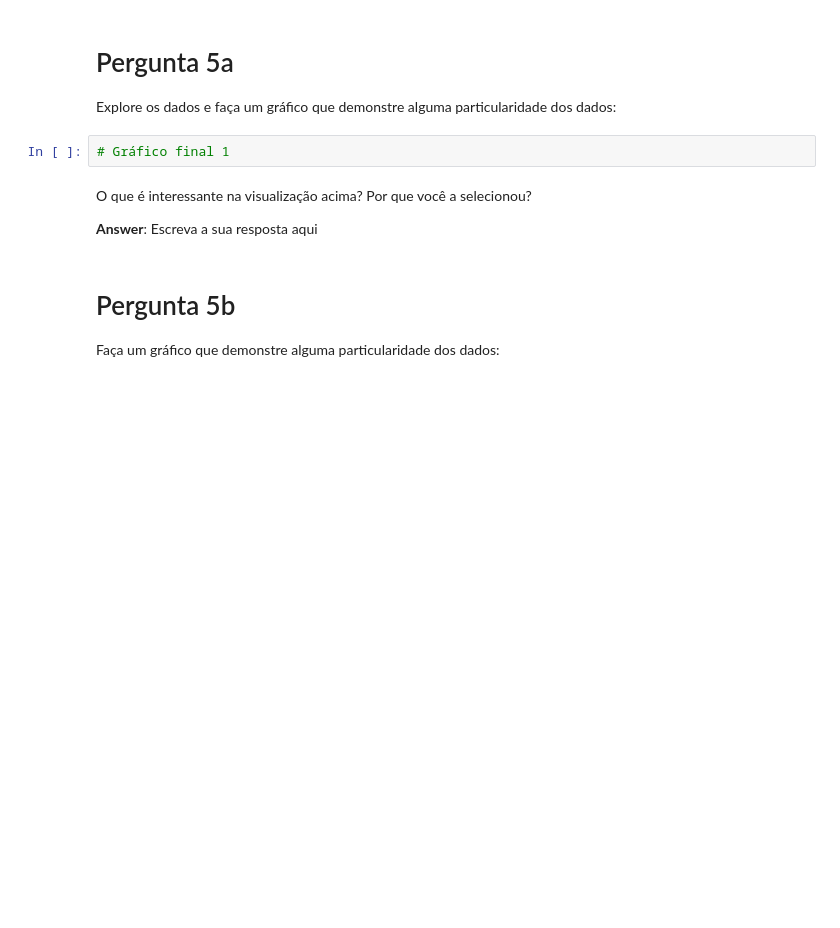
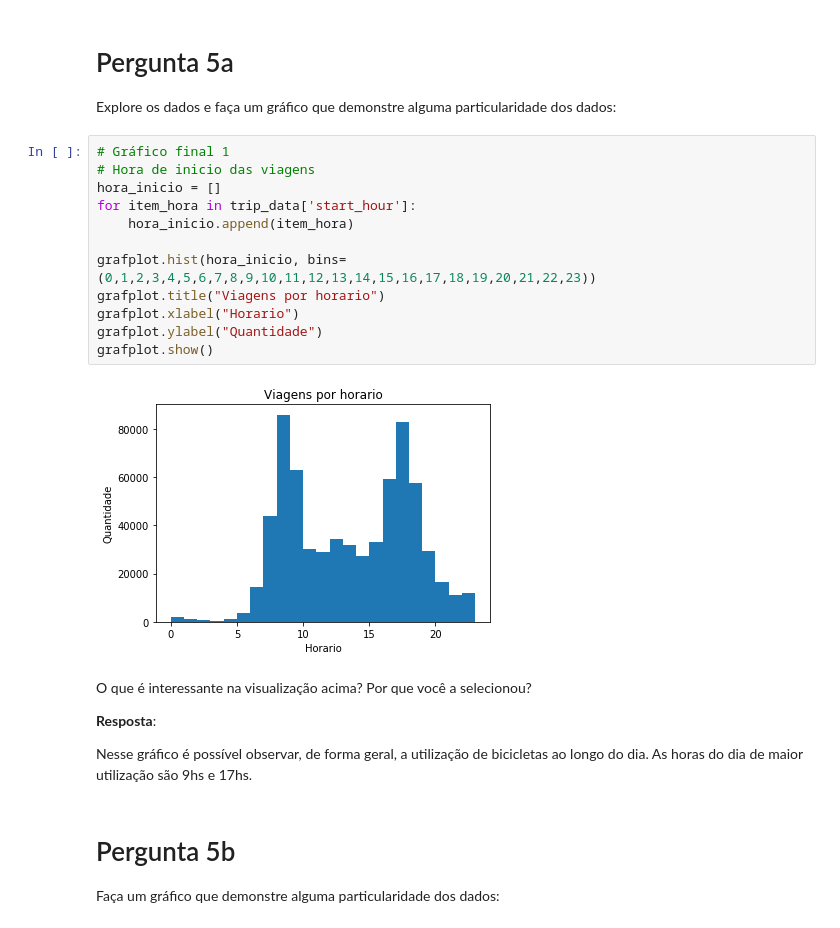
Before and after one commit to rogerpaviani/nanodegree_fdsi, a Jupyter notebook: ndfdsi-bikeshareanalysis/Analise_Bay_Area_Bike_Share-NDFDSI.ipynb, the cells around one changed output. Saved outputs shown, nothing was run; the diff lists cells and outputs as text; blank space fills up the shorter version.

```diff
--- a/ndfdsi-bikeshareanalysis/Analise_Bay_Area_Bike_Share-NDFDSI.ipynb
+++ b/ndfdsi-bikeshareanalysis/Analise_Bay_Area_Bike_Share-NDFDSI.ipynb
@@ -450,12 +479,27 @@ Para entender um pouco mais como e quais gráficos podem ser úteis, leia [este
 # %% [markdown]
 # Pergunta 5a
 Explore os dados e faça um gráfico que demonstre alguma particularidade dos dados:
-# %%
-# Gráfico final 1
-# %% [markdown]
-O que é interessante na visualização acima? Por que você a selecionou?
-
-**Answer**: Escreva a sua resposta aqui
+# %%
+# Gráfico final 1
+# Hora de inicio das viagens
+hora_inicio = []
+for item_hora in trip_data['start_hour']:
+    hora_inicio.append(item_hora)
+
+grafplot.hist(hora_inicio, bins=(0,1,2,3,4,5,6,7,8,9,10,11,12,13,14,15,16,17,18,19,20,21,22,23))
+grafplot.title("Viagens por horario")
+grafplot.xlabel("Horario")
+grafplot.ylabel("Quantidade")
+grafplot.show()
+# %% [output]
+[figure, added]
+# %% [markdown]
+O que é interessante na visualização acima? Por que você a selecionou?
+
+**Resposta**:
+
+Nesse gráfico é possível observar, de forma geral, a utilização de bicicletas ao longo do dia.
+As horas do dia de maior utilização são 9hs e 17hs.
 # %% [markdown]
 # Pergunta 5b
 Faça um gráfico que demonstre alguma particularidade dos dados:
```
Also changed, not shown: parts of 10 cells of this notebook.
